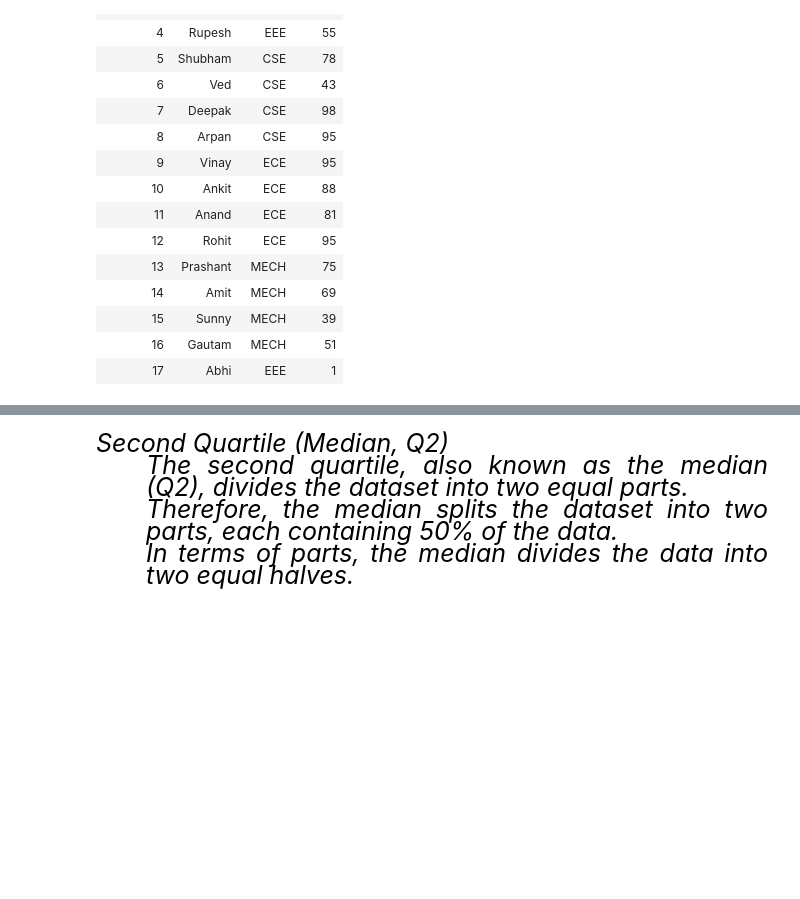
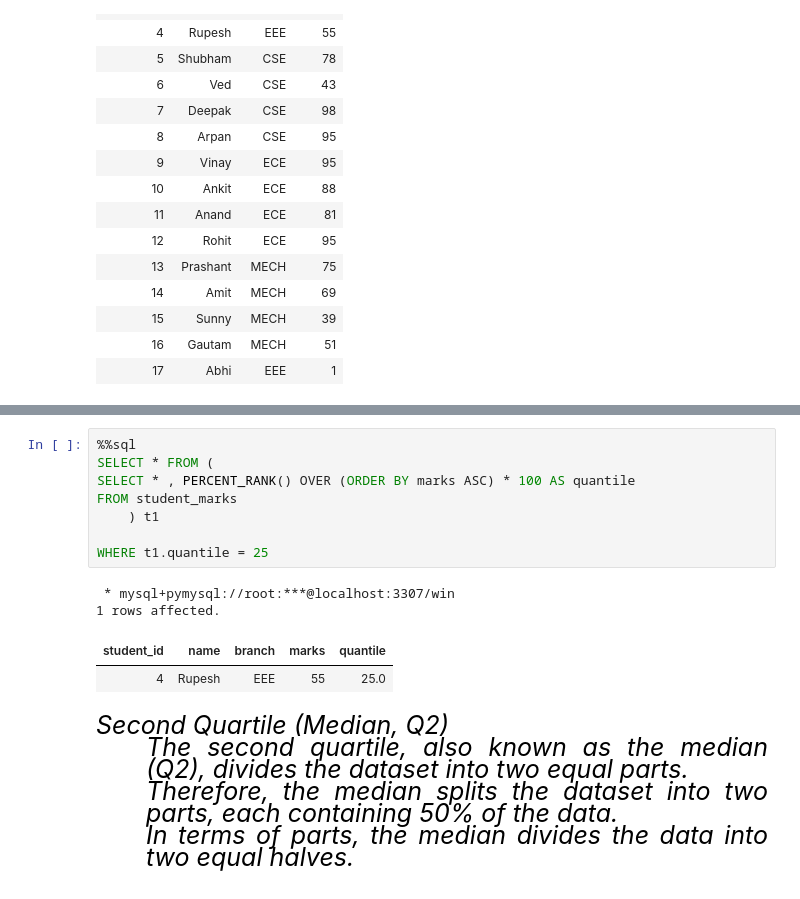
Before and after one commit to Mubeen-Ahmad/python_11, a Jupyter notebook: sql/windows_function_part2.ipynb, the cells around one changed output, grey strips where cells are left out. Cells and saved outputs as stored; diff of their text form; blank space fills up the shorter version.

```diff
--- a/sql/windows_function_part2.ipynb
+++ b/sql/windows_function_part2.ipynb
@@ -729,3 +692,16 @@ WHERE main.percentile >= 0 AND main.percentile <= 25
+# %%
+%%sql
+SELECT * FROM (
+SELECT * , PERCENT_RANK() OVER (ORDER BY marks ASC) * 100 AS quantile
+FROM student_marks
+    ) t1
+
+WHERE t1.quantile = 25
+# %% [output]
+ * mysql+pymysql://root:***@localhost:3307/win
+1 rows affected.
+| student_id | name | branch | marks | quantile |
+| 4 | Rupesh | EEE | 55 | 25.0 |
 # %% [markdown]
 <div style="text-align:justify; color:black; font-size:25px; font-family:Sans-serif; font-style: oblique; text-shadow: 0 0 3px white, 0 0 1px black;">Second Quartile (Median, Q2)<ul><p>The second quartile, also known as the median (Q2), divides the dataset into two equal parts. <br>Therefore, the median splits the dataset into two parts, each containing 50% of the data. <br>In terms of parts, the median divides the data into two equal halves.</p></ul>
 # %%
```
Also changed, not shown: parts of 7 cells of this notebook, 9 other files.
